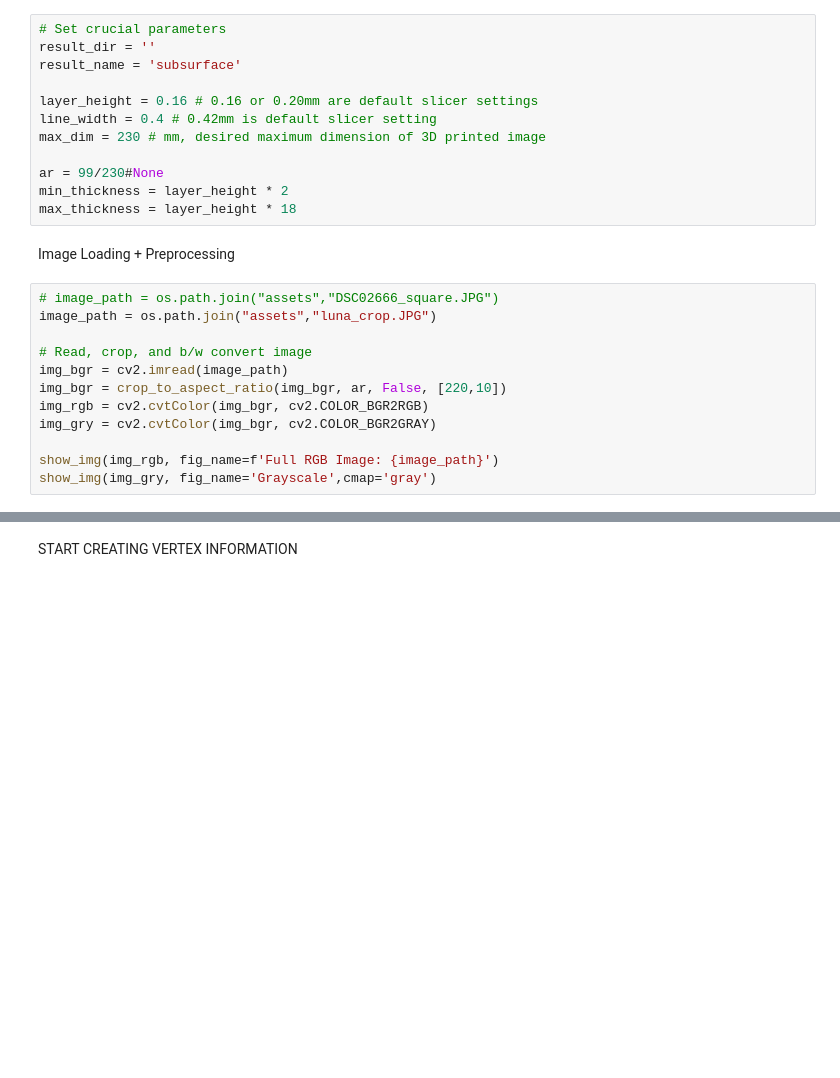
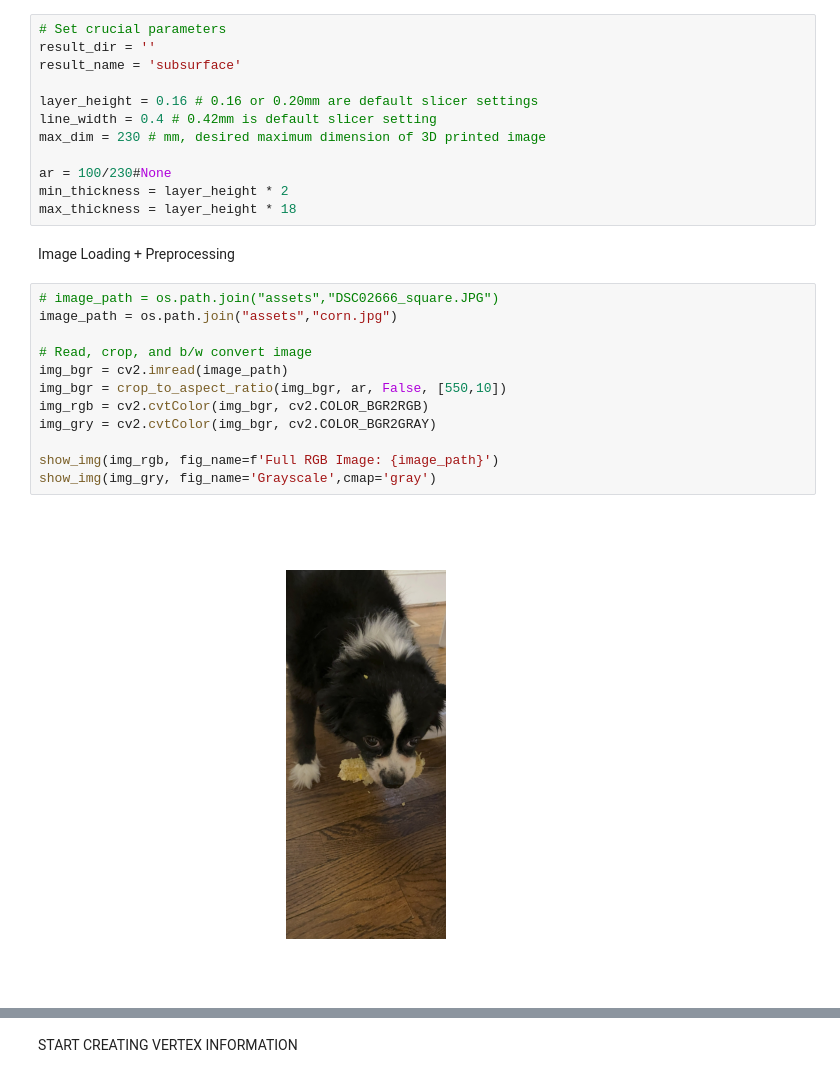
Before and after one commit to edgrant3/im2stl, a Jupyter notebook: rgb23D.ipynb, the cells around one changed output, grey strips where cells are left out. Cells and saved outputs as stored; diff of their text form; blank space fills up the shorter version.

```diff
--- a/rgb23D.ipynb
+++ b/rgb23D.ipynb
@@ -20,20 +20,22 @@ layer_height = 0.16 # 0.16 or 0.20mm are default slicer settings
 line_width = 0.4 # 0.42mm is default slicer setting
 max_dim = 230 # mm, desired maximum dimension of 3D printed image
 
-ar = 99/230#None
+ar = 100/230#None
 min_thickness = layer_height * 2
 max_thickness = layer_height * 18
 # %% [markdown]
 Image Loading + Preprocessing
 # %%
 # image_path = os.path.join("assets","DSC02666_square.JPG")
-image_path = os.path.join("assets","luna_crop.JPG")
+image_path = os.path.join("assets","corn.jpg")
 
 # Read, crop, and b/w convert image
 img_bgr = cv2.imread(image_path)
-img_bgr = crop_to_aspect_ratio(img_bgr, ar, False, [220,10])
+img_bgr = crop_to_aspect_ratio(img_bgr, ar, False, [550,10])
 img_rgb = cv2.cvtColor(img_bgr, cv2.COLOR_BGR2RGB)
 img_gry = cv2.cvtColor(img_bgr, cv2.COLOR_BGR2GRAY)
 
 show_img(img_rgb, fig_name=f'Full RGB Image: {image_path}')
 show_img(img_gry, fig_name='Grayscale',cmap='gray')
+# %% [output]
+[figure, added]
```
Also changed, not shown: parts of 4 cells of this notebook, 8 other files.
